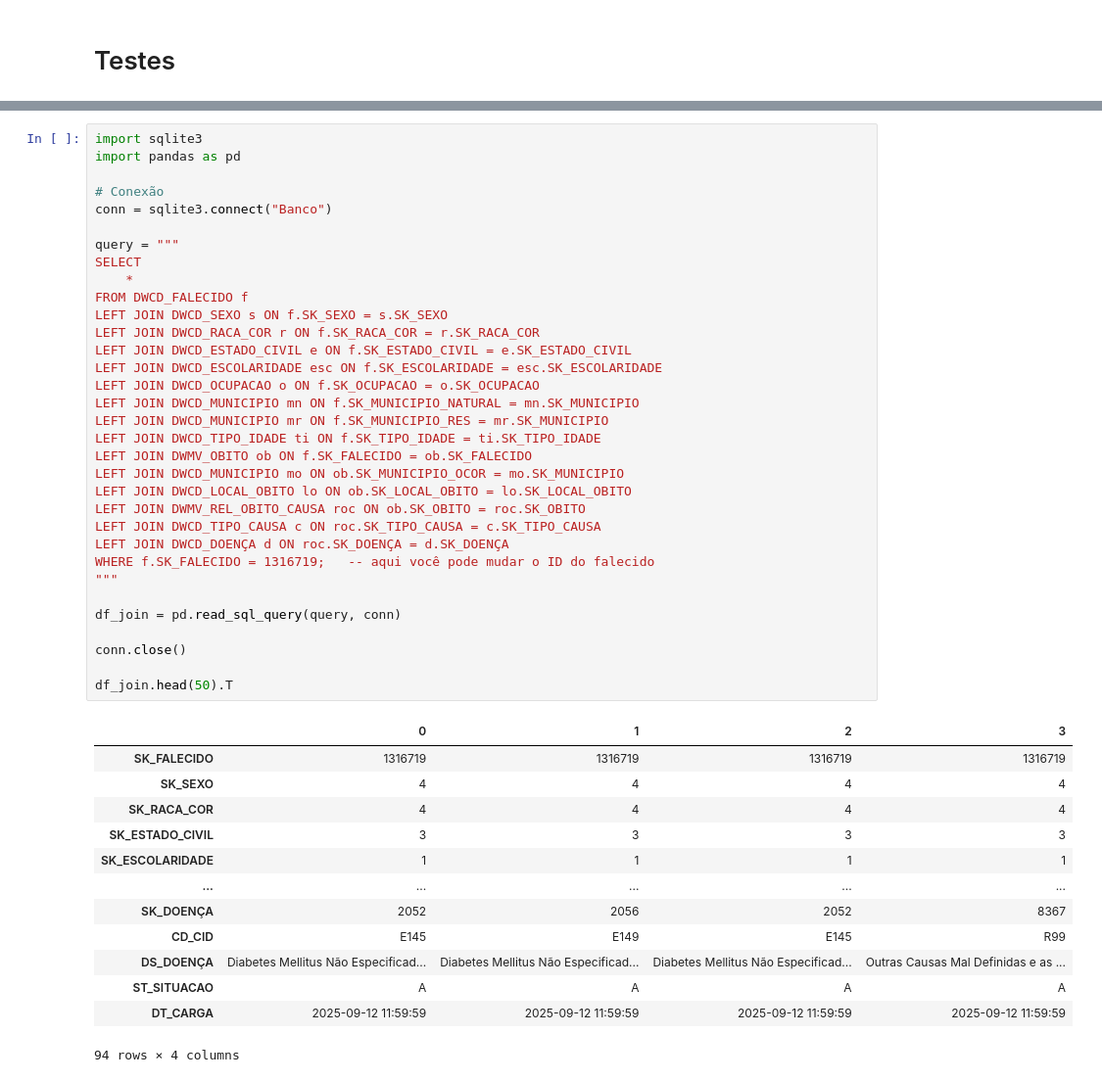
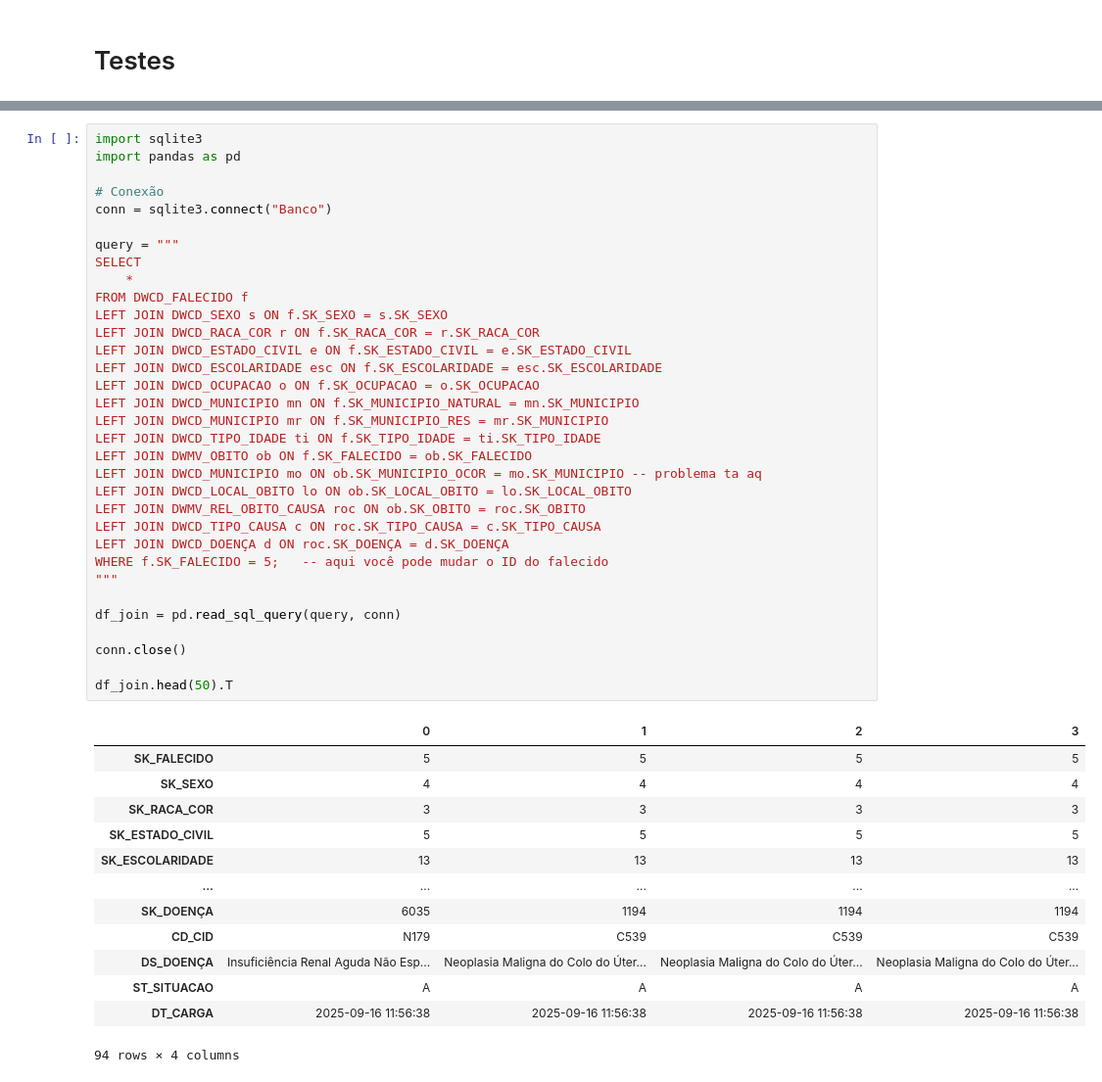
Before and after one commit to caiogoia123/Projeto_Final_BI, a Jupyter notebook: Projeto_Final.ipynb, the cells around one changed output, grey strips where cells are left out. Shown at 98% size. Cells and saved outputs as stored; diff of their text form.

```diff
--- a/Projeto_Final.ipynb
+++ b/Projeto_Final.ipynb
@@ -1094,44 +1450,44 @@ import pandas as pd
 
 # Conexão
 conn = sqlite3.connect("Banco")
 
 query = """
 SELECT
     *
 FROM DWCD_FALECIDO f
 LEFT JOIN DWCD_SEXO s ON f.SK_SEXO = s.SK_SEXO
 LEFT JOIN DWCD_RACA_COR r ON f.SK_RACA_COR = r.SK_RACA_COR
 LEFT JOIN DWCD_ESTADO_CIVIL e ON f.SK_ESTADO_CIVIL = e.SK_ESTADO_CIVIL
 LEFT JOIN DWCD_ESCOLARIDADE esc ON f.SK_ESCOLARIDADE = esc.SK_ESCOLARIDADE
 LEFT JOIN DWCD_OCUPACAO o ON f.SK_OCUPACAO = o.SK_OCUPACAO
 LEFT JOIN DWCD_MUNICIPIO mn ON f.SK_MUNICIPIO_NATURAL = mn.SK_MUNICIPIO
 LEFT JOIN DWCD_MUNICIPIO mr ON f.SK_MUNICIPIO_RES = mr.SK_MUNICIPIO
 LEFT JOIN DWCD_TIPO_IDADE ti ON f.SK_TIPO_IDADE = ti.SK_TIPO_IDADE
 LEFT JOIN DWMV_OBITO ob ON f.SK_FALECIDO = ob.SK_FALECIDO
-LEFT JOIN DWCD_MUNICIPIO mo ON ob.SK_MUNICIPIO_OCOR = mo.SK_MUNICIPIO
+LEFT JOIN DWCD_MUNICIPIO mo ON ob.SK_MUNICIPIO_OCOR = mo.SK_MUNICIPIO -- problema ta aq
 LEFT JOIN DWCD_LOCAL_OBITO lo ON ob.SK_LOCAL_OBITO = lo.SK_LOCAL_OBITO
 LEFT JOIN DWMV_REL_OBITO_CAUSA roc ON ob.SK_OBITO = roc.SK_OBITO
 LEFT JOIN DWCD_TIPO_CAUSA c ON roc.SK_TIPO_CAUSA = c.SK_TIPO_CAUSA
 LEFT JOIN DWCD_DOENÇA d ON roc.SK_DOENÇA = d.SK_DOENÇA
-WHERE f.SK_FALECIDO = 1316719;   -- aqui você pode mudar o ID do falecido
+WHERE f.SK_FALECIDO = 5;   -- aqui você pode mudar o ID do falecido
 """
 
 df_join = pd.read_sql_query(query, conn)
 
 conn.close()
 
 df_join.head(50).T
 # %% [output]
 |  | 0 | 1 | 2 | 3 |
-| SK_FALECIDO | 1316719 | 1316719 | 1316719 | 1316719 |
+| SK_FALECIDO | 5 | 5 | 5 | 5 |
 | SK_SEXO | 4 | 4 | 4 | 4 |
-| SK_RACA_COR | 4 | 4 | 4 | 4 |
-| SK_ESTADO_CIVIL | 3 | 3 | 3 | 3 |
-| SK_ESCOLARIDADE | 1 | 1 | 1 | 1 |
+| SK_RACA_COR | 3 | 3 | 3 | 3 |
+| SK_ESTADO_CIVIL | 5 | 5 | 5 | 5 |
+| SK_ESCOLARIDADE | 13 | 13 | 13 | 13 |
 | ... | ... | ... | ... | ... |
-| SK_DOENÇA | 2052 | 2056 | 2052 | 8367 |
-| CD_CID | E145 | E149 | E145 | R99 |
-| DS_DOENÇA | Diabetes Mellitus Não Especificad... | Diabetes Mellitus Não Especificad... | Diabetes Mellitus Não Especificad... | Outras Causas Mal Definidas e as ... |
+| SK_DOENÇA | 6035 | 1194 | 1194 | 1194 |
+| CD_CID | N179 | C539 | C539 | C539 |
+| DS_DOENÇA | Insuficiência Renal Aguda Não Esp... | Neoplasia Maligna do Colo do Úter... | Neoplasia Maligna do Colo do Úter... | Neoplasia Maligna do Colo do Úter... |
 | ST_SITUACAO | A | A | A | A |
-| DT_CARGA | 2025-09-12 11:59:59 | 2025-09-12 11:59:59 | 2025-09-12 11:59:59 | 2025-09-12 11:59:59 |
+| DT_CARGA | 2025-09-16 11:56:38 | 2025-09-16 11:56:38 | 2025-09-16 11:56:38 | 2025-09-16 11:56:38 |
 94 rows × 4 columns
```
Also changed, not shown: parts of 39 cells of this notebook.
